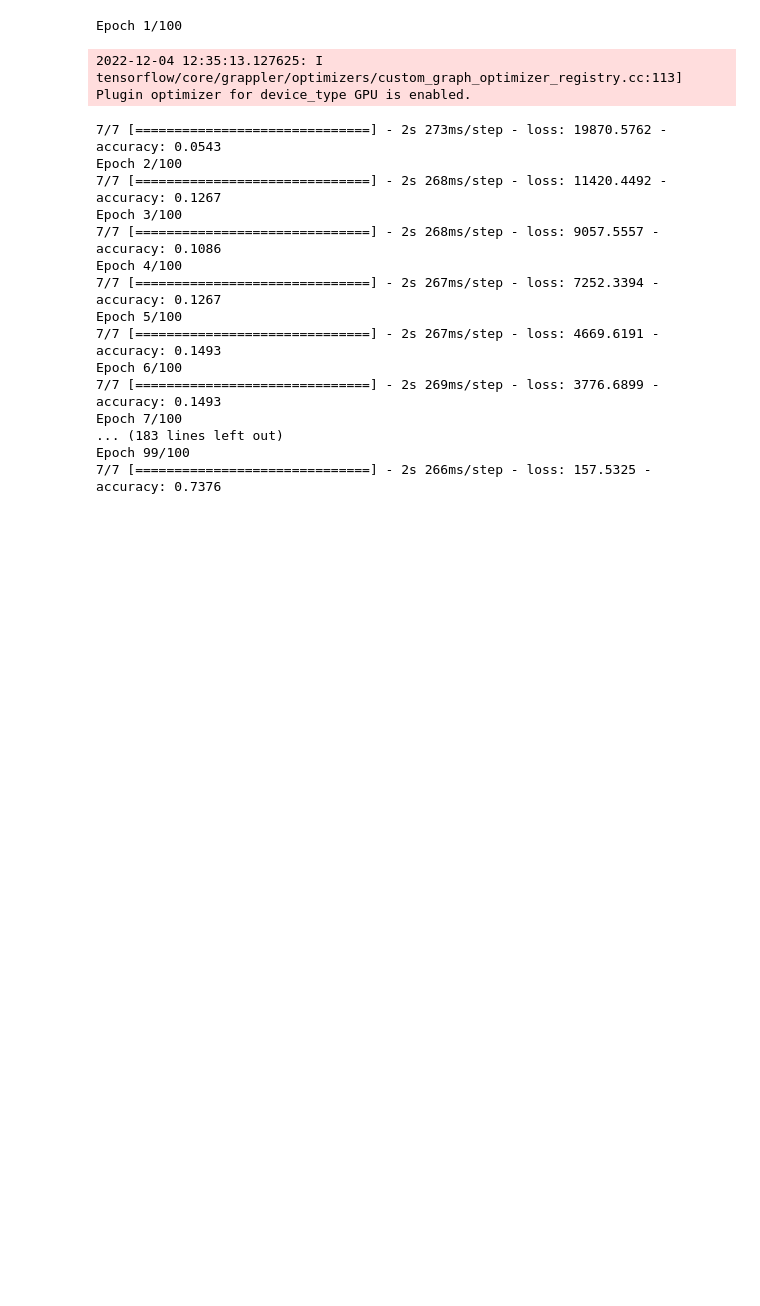
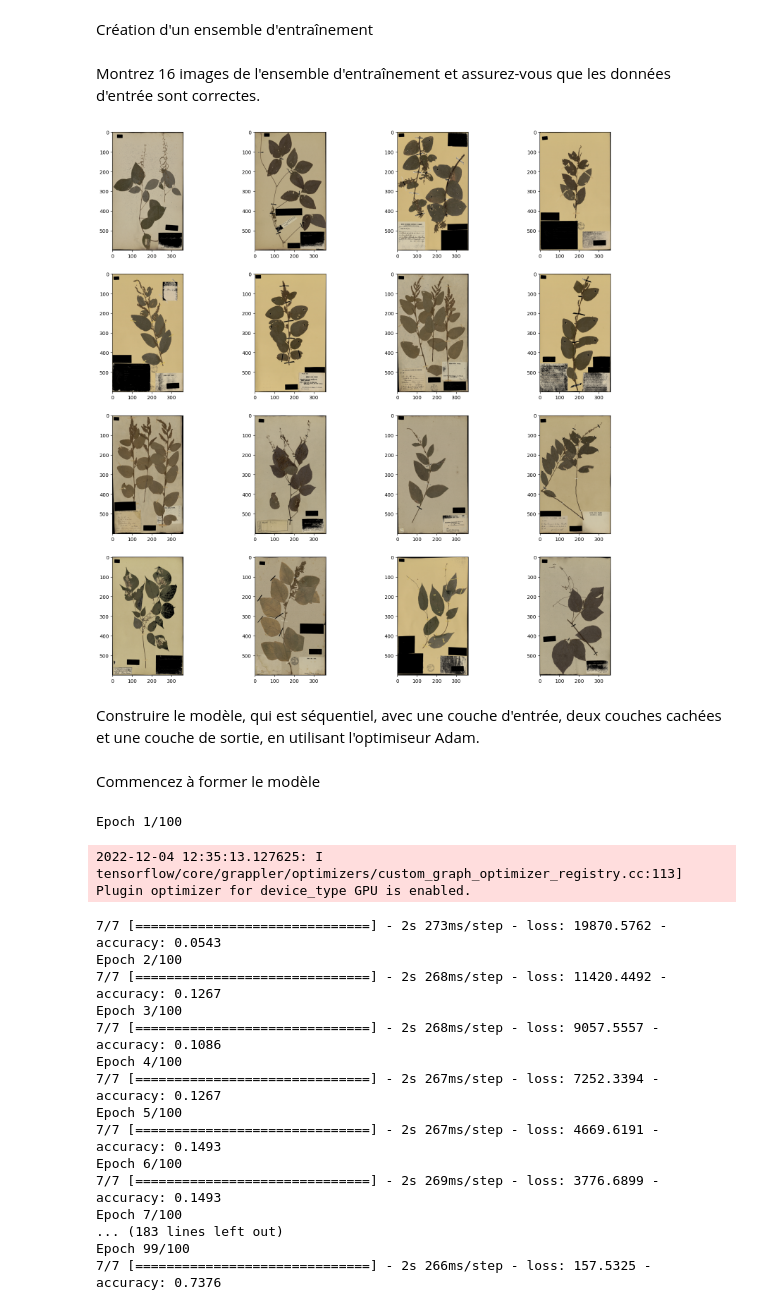
Before and after one commit to SleeeeepKing/DeepLearning, a Jupyter notebook: Model.ipynb, the cells around one changed output. Drawn from its saved outputs; the diff is of its cells as text; code cells hidden in the pictures; blank space fills up the shorter version.

```diff
--- a/Model.ipynb
+++ b/Model.ipynb
@@ -52,6 +49,8 @@ def createTrain(path):
             y_train[i] = 10
         i += 1
     return x_train, y_train
+# %% [markdown]
+Création d'un ensemble d'entraînement
 # %%
 train_path = "./resource/TrainMasked/"
 x_train, y_train = createTrain(train_path)
@@ -61,11 +60,17 @@ x_train, y_train = createTrain(train_path)
 # %%
 # train_path3 = "./resource/TrainMasked3/"
 # x_train3, y_train3 = createTrain(train_path3)
+# %% [markdown]
+Montrez 16 images de l'ensemble d'entraînement et assurez-vous que les données d'entrée sont correctes.
 # %%
-# fig, axes = plt.subplots(4, 4, figsize=(20, 20))
-#
-# j = 0
-# for i, img in enumerate(x_train2[:16]):
-#     axes[i // 4, j % 4].imshow(img)
-#     j += 1
+fig, axes = plt.subplots(4, 4, figsize=(20, 20))
+
+j = 0
+for i, img in enumerate(x_train[:16]):
+    axes[i // 4, j % 4].imshow(img)
+    j += 1
+# %% [output]
+[figure, added]
+# %% [markdown]
+Construire le modèle, qui est séquentiel, avec une couche d'entrée, deux couches cachées et une couche de sortie, en utilisant l'optimiseur Adam.
 # %%
@@ -83,6 +86,8 @@ model.compile(optimizer=keras.optimizers.Adam(),
               loss='sparse_categorical_crossentropy',
               metrics=['accuracy'],
               )
+# %% [markdown]
+Commencez à former le modèle
 # %%
 # Train model
 model.fit(x_train, y_train, epochs=100, shuffle=True)
```
Also changed, not shown: parts of 10 cells of this notebook, 1 other file.
